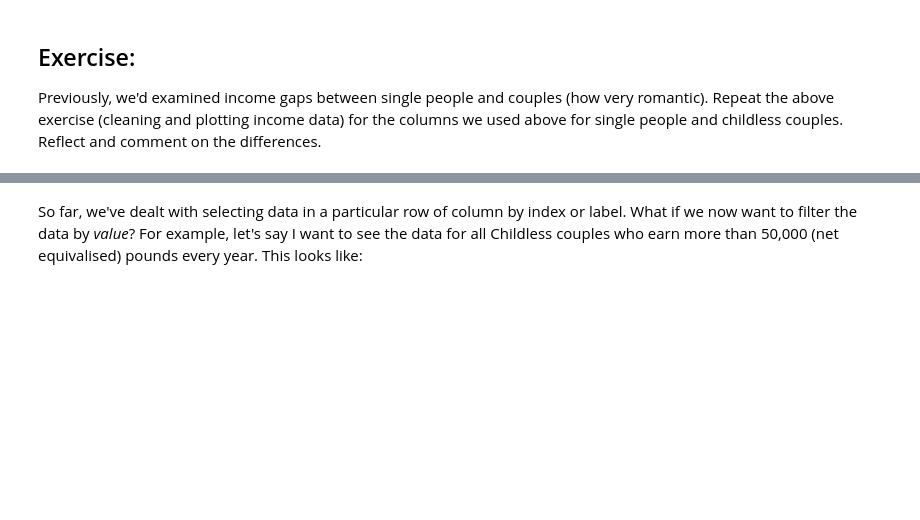
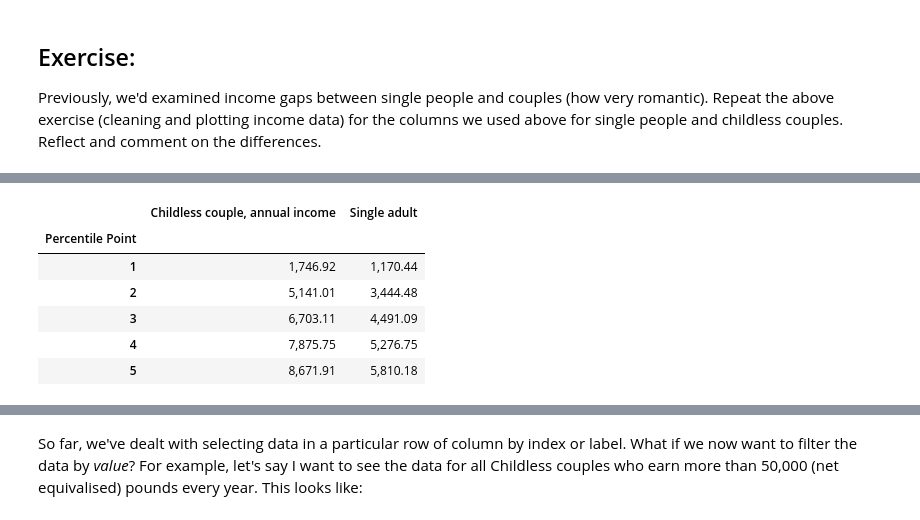
Before and after one commit to Yukiii0517/QM2, a Jupyter notebook: W2_Working_with_Data_in_Pandas.ipynb, the cells around one changed output, grey strips where cells are left out. Cells and saved outputs as stored; diff of their text form; code cells hidden in the pictures; blank space fills up the shorter version.

```diff
--- a/W2_Working_with_Data_in_Pandas.ipynb
+++ b/W2_Working_with_Data_in_Pandas.ipynb
@@ -310,0 +345,11 @@ print("Enter your code here")
+# %%
+clean2 = income[['Childless couple, annual income','Single adult']]
+clean2.head()
+# %% [output]
+|  | Childless couple, annual income | Single adult |
+| Percentile Point |  |  |
+| 1 | 1,746.92 | 1,170.44 |
+| 2 | 5,141.01 | 3,444.48 |
+| 3 | 6,703.11 | 4,491.09 |
+| 4 | 7,875.75 | 5,276.75 |
+| 5 | 8,671.91 | 5,810.18 |
```
Also changed, not shown: parts of 21 cells of this notebook.
